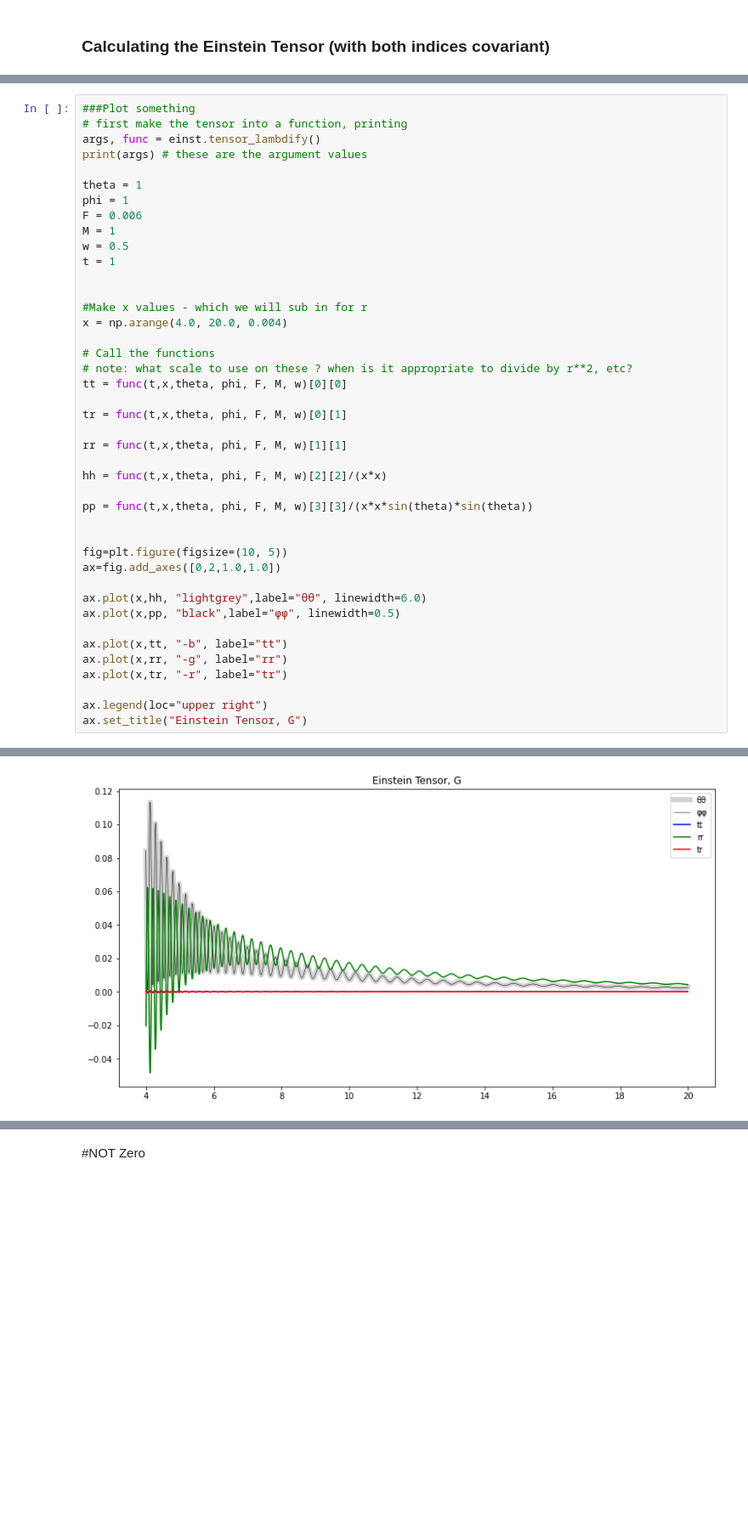
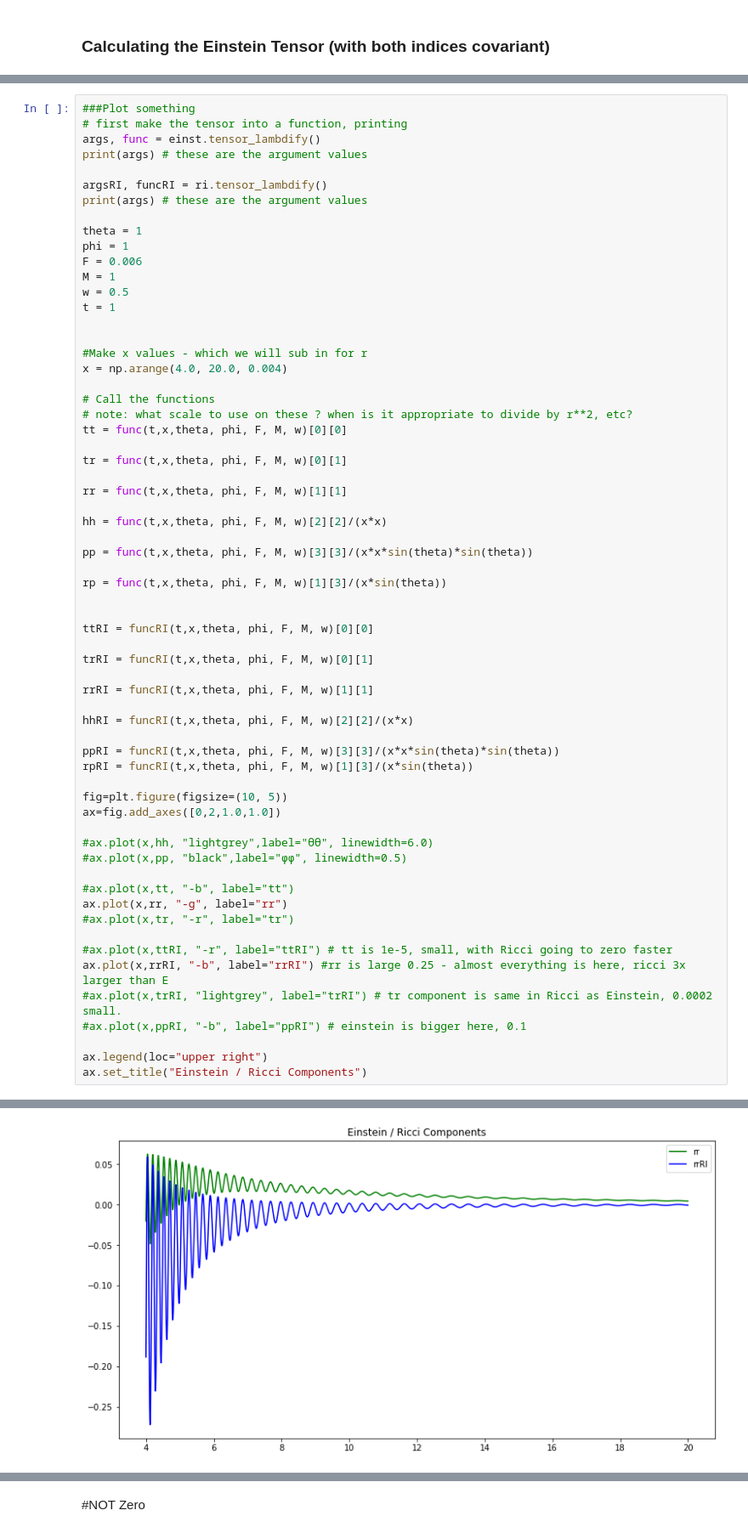
Before and after one commit to tomandersen/jupyter, a Jupyter notebook: 2021/nonlocal-debroglie/Schwarschild-TVary-expanding-Copy1.ipynb, the cells around one changed output, grey strips where cells are left out. Shown at 85% size. Drawn from its saved outputs; the diff is of its cells as text; blank space fills up the shorter version.

Commit message:
playing with Ricci vs G

```diff
--- a/2021/nonlocal-debroglie/Schwarschild-TVary-expanding-Copy1.ipynb
+++ b/2021/nonlocal-debroglie/Schwarschild-TVary-expanding-Copy1.ipynb
@@ -113,6 +113,9 @@ $\displaystyle \left[\begin{matrix}\frac{F^{2} w^{2} \left(- M r \left(F \sin{\l
 ###Plot something
 # first make the tensor into a function, printing
 args, func = einst.tensor_lambdify()
+print(args) # these are the argument values
+
+argsRI, funcRI = ri.tensor_lambdify()
 print(args) # these are the argument values
 
 theta = 1
@@ -138,18 +141,36 @@ hh = func(t,x,theta, phi, F, M, w)[2][2]/(x*x)
 
 pp = func(t,x,theta, phi, F, M, w)[3][3]/(x*x*sin(theta)*sin(theta))
 
+rp = func(t,x,theta, phi, F, M, w)[1][3]/(x*sin(theta))
+
+
+ttRI = funcRI(t,x,theta, phi, F, M, w)[0][0]
+
+trRI = funcRI(t,x,theta, phi, F, M, w)[0][1]
+
+rrRI = funcRI(t,x,theta, phi, F, M, w)[1][1]
+
+hhRI = funcRI(t,x,theta, phi, F, M, w)[2][2]/(x*x)
+
+ppRI = funcRI(t,x,theta, phi, F, M, w)[3][3]/(x*x*sin(theta)*sin(theta))
+rpRI = funcRI(t,x,theta, phi, F, M, w)[1][3]/(x*sin(theta))
 
 fig=plt.figure(figsize=(10, 5))
 ax=fig.add_axes([0,2,1.0,1.0])
 
-ax.plot(x,hh, "lightgrey",label="θθ", linewidth=6.0)
-ax.plot(x,pp, "black",label="φφ", linewidth=0.5)
+#ax.plot(x,hh, "lightgrey",label="θθ", linewidth=6.0)
+#ax.plot(x,pp, "black",label="φφ", linewidth=0.5)
 
-ax.plot(x,tt, "-b", label="tt")
+#ax.plot(x,tt, "-b", label="tt")
 ax.plot(x,rr, "-g", label="rr")
-ax.plot(x,tr, "-r", label="tr")
+#ax.plot(x,tr, "-r", label="tr")
+
+#ax.plot(x,ttRI, "-r", label="ttRI") # tt is 1e-5, small, with Ricci going to zero faster
+ax.plot(x,rrRI, "-b", label="rrRI") #rr is large 0.25 - almost everything is here, ricci 3x larger than E
+#ax.plot(x,trRI, "lightgrey", label="trRI") # tr component is same in Ricci as Einstein, 0.0002 small.
+#ax.plot(x,ppRI, "-b", label="ppRI") # einstein is bigger here, 0.1
 
 ax.legend(loc="upper right")
-ax.set_title("Einstein Tensor, G")
+ax.set_title("Einstein / Ricci Components")
 # %% [output]
 (t, r, theta, phi, F, M, w)
@@ -157,4 +179,4 @@ Text(0.5, 1.0, 'Einstein Tensor, G')
-[figure, old version]
+[figure, new version]
 # %%
 ###Plot something
 # first make the tensor into a function, printing
```
Also changed, not shown: parts of 8 cells of this notebook, 2 other files.
